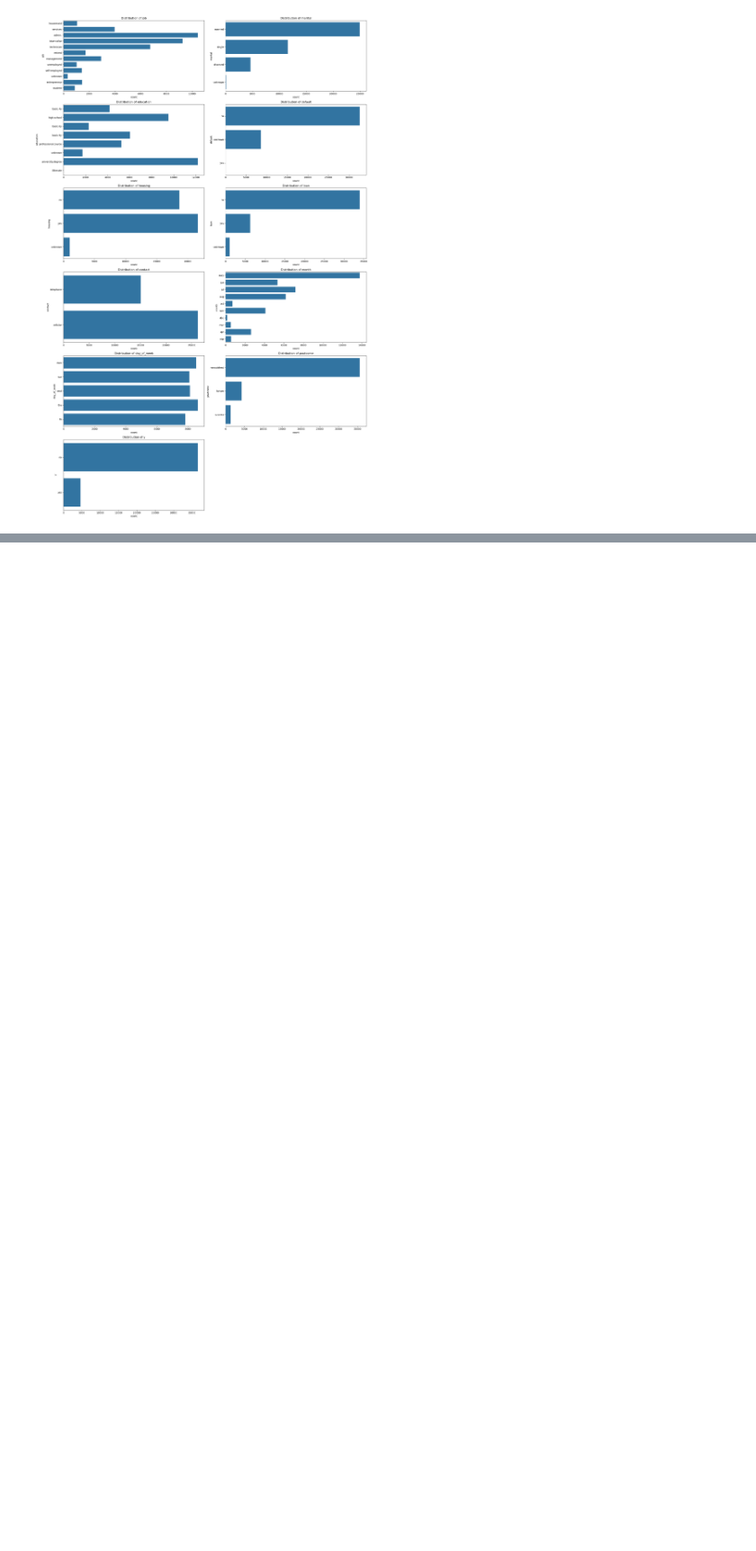
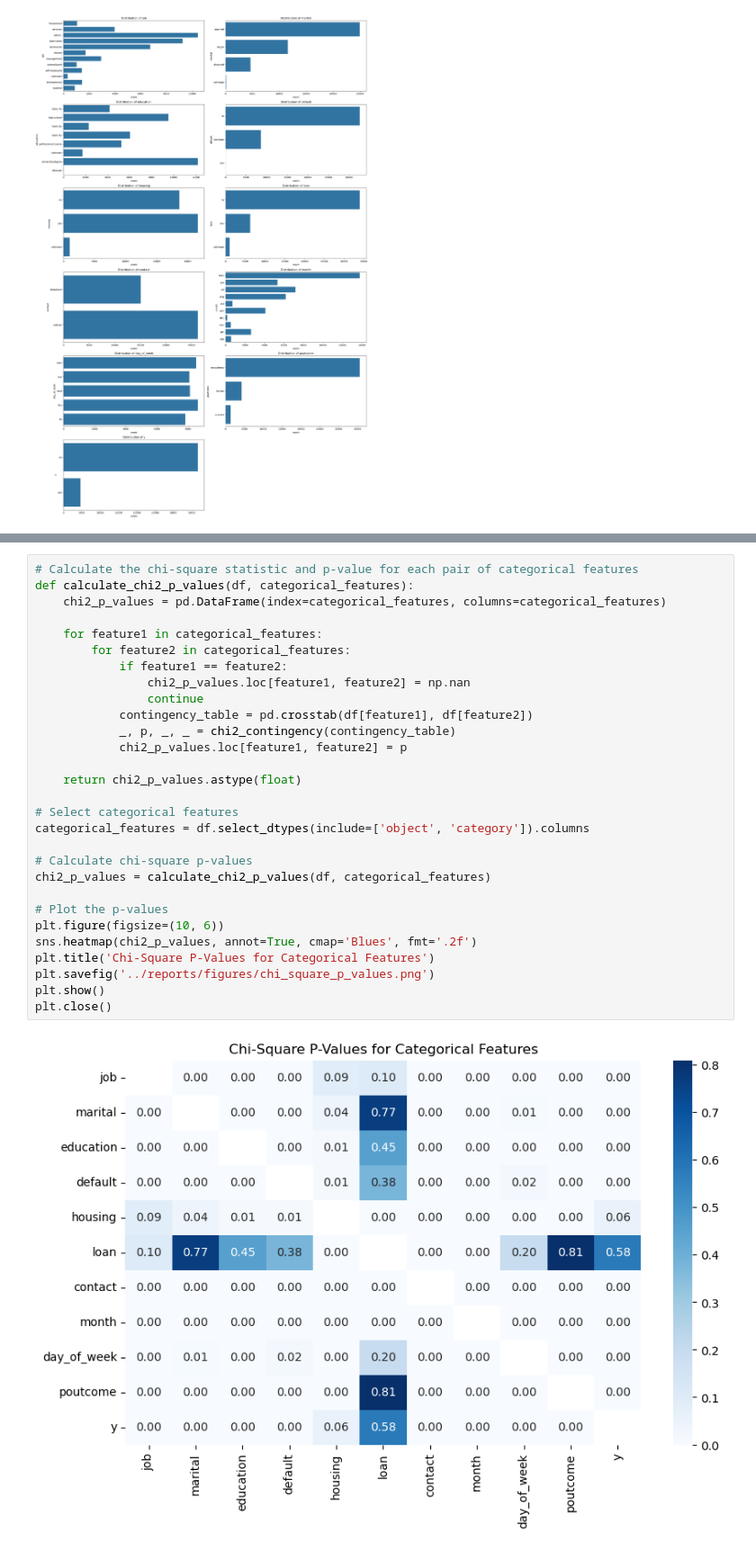
Before and after one commit to Geovannyy/Geovannyy-ML-DM-with-Python-and-Azure-ML-Studio, a Jupyter notebook: notebooks/Task_1_Classification.ipynb, the cells around one changed output, grey strips where cells are left out. Shown at 90% size. Saved outputs shown, nothing was run; the diff lists cells and outputs as text; blank space fills up the shorter version.

```diff
--- a/notebooks/Task_1_Classification.ipynb
+++ b/notebooks/Task_1_Classification.ipynb
@@ -330,0 +350,31 @@ plt.close()
+# %%
+# Calculate the chi-square statistic and p-value for each pair of categorical features
+def calculate_chi2_p_values(df, categorical_features):
+    chi2_p_values = pd.DataFrame(index=categorical_features, columns=categorical_features)
+
+    for feature1 in categorical_features:
+        for feature2 in categorical_features:
+            if feature1 == feature2:
+                chi2_p_values.loc[feature1, feature2] = np.nan
+                continue
+            contingency_table = pd.crosstab(df[feature1], df[feature2])
+            _, p, _, _ = chi2_contingency(contingency_table)
+            chi2_p_values.loc[feature1, feature2] = p
+
+    return chi2_p_values.astype(float)
+
+# Select categorical features
+categorical_features = df.select_dtypes(include=['object', 'category']).columns
+
+# Calculate chi-square p-values
+chi2_p_values = calculate_chi2_p_values(df, categorical_features)
+
+# Plot the p-values
+plt.figure(figsize=(10, 6))
+sns.heatmap(chi2_p_values, annot=True, cmap='Blues', fmt='.2f')
+plt.title('Chi-Square P-Values for Categorical Features')
+plt.savefig('../reports/figures/chi_square_p_values.png')
+plt.show()
+plt.close()
+# %% [output]
+[figure, added]
```
Also changed, not shown: parts of 18 cells of this notebook.
